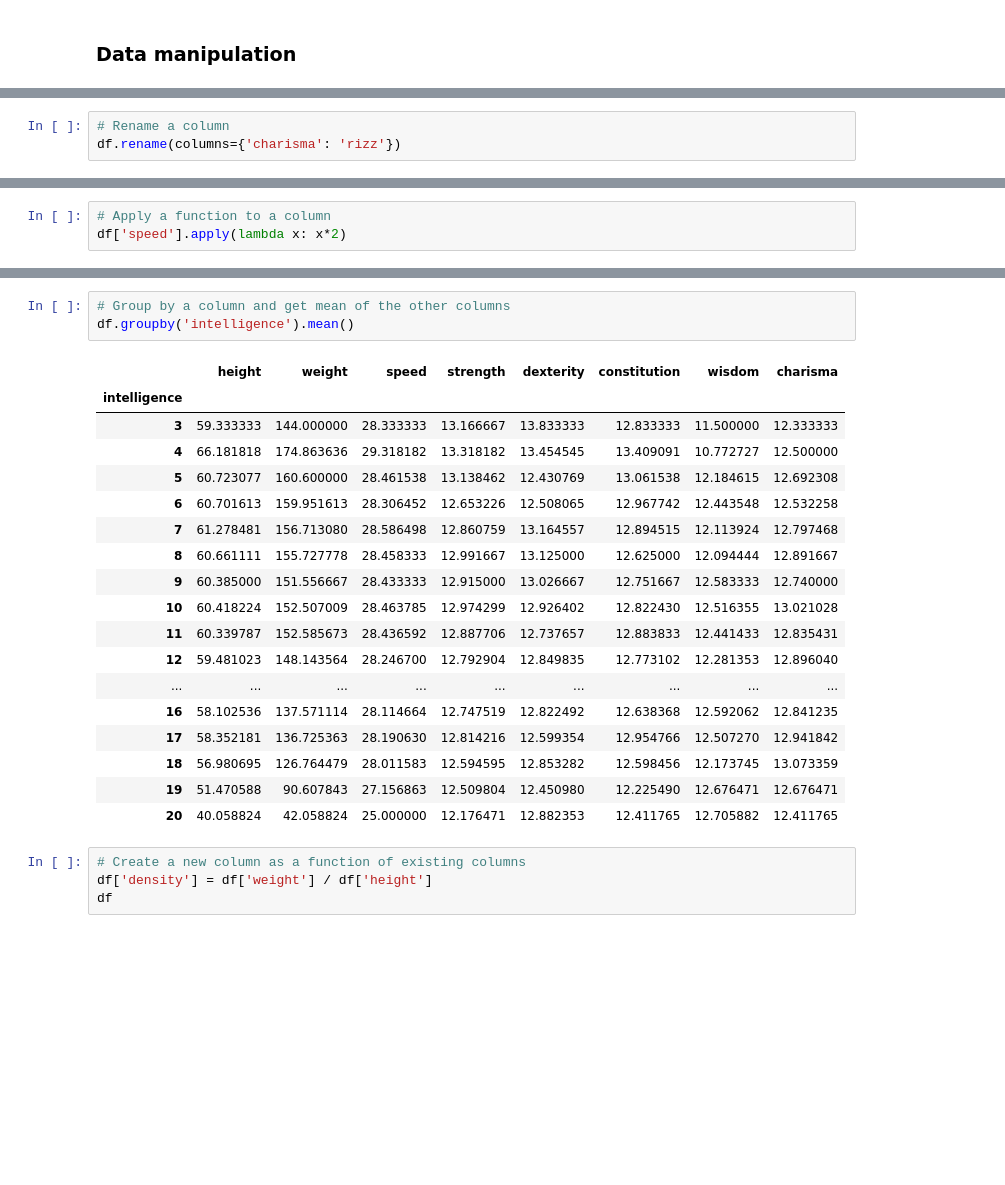
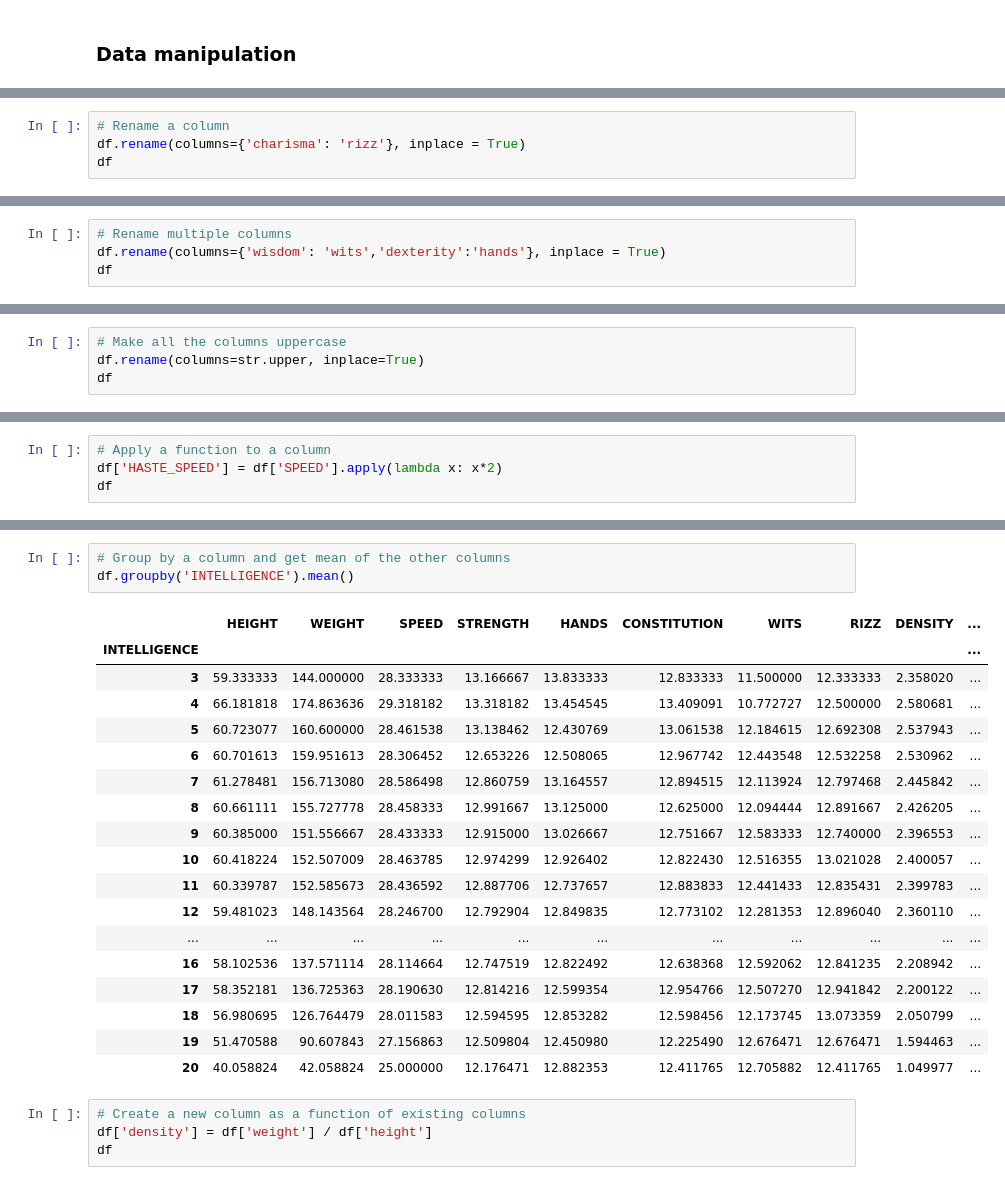
Before and after one commit to Basic-Wizard/Pandas_practice, a Jupyter notebook: basics_open_explore_save.ipynb, the cells around one changed output, grey strips where cells are left out. Saved outputs shown, nothing was run; the diff lists cells and outputs as text; blank space fills up the shorter version.

```diff
--- a/basics_open_explore_save.ipynb
+++ b/basics_open_explore_save.ipynb
@@ -280,4 +318,5 @@ Name: race, dtype: object
 # %%
 # Rename a column
-df.rename(columns={'charisma': 'rizz'})
+df.rename(columns={'charisma': 'rizz'}, inplace = True)
+df
 # %% [output]
@@ -296,0 +336,4 @@ df.rename(columns={'charisma': 'rizz'})
+# %%
+# Rename multiple columns
+df.rename(columns={'wisdom': 'wits','dexterity':'hands'}, inplace = True)
+df
@@ -296,0 +356,4 @@ df.rename(columns={'charisma': 'rizz'})
+# %%
+# Make all the columns uppercase
+df.rename(columns=str.upper, inplace=True)
+df
@@ -297,4 +374,5 @@ df.rename(columns={'charisma': 'rizz'})
 # %%
 # Apply a function to a column
-df['speed'].apply(lambda x: x*2)
+df['HASTE_SPEED'] = df['SPEED'].apply(lambda x: x*2)
+df
 # %% [output]
@@ -313,25 +392,25 @@ Name: speed, Length: 10000, dtype: int64
 # %%
 # Group by a column and get mean of the other columns
-df.groupby('intelligence').mean()
+df.groupby('INTELLIGENCE').mean()
 # %% [output]
-|  | height | weight | speed | strength | dexterity | constitution | wisdom | charisma |
-| intelligence |  |  |  |  |  |  |  |  |
-| 3 | 59.333333 | 144.000000 | 28.333333 | 13.166667 | 13.833333 | 12.833333 | 11.500000 | 12.333333 |
-| 4 | 66.181818 | 174.863636 | 29.318182 | 13.318182 | 13.454545 | 13.409091 | 10.772727 | 12.500000 |
-| 5 | 60.723077 | 160.600000 | 28.461538 | 13.138462 | 12.430769 | 13.061538 | 12.184615 | 12.692308 |
-| 6 | 60.701613 | 159.951613 | 28.306452 | 12.653226 | 12.508065 | 12.967742 | 12.443548 | 12.532258 |
-| 7 | 61.278481 | 156.713080 | 28.586498 | 12.860759 | 13.164557 | 12.894515 | 12.113924 | 12.797468 |
-| 8 | 60.661111 | 155.727778 | 28.458333 | 12.991667 | 13.125000 | 12.625000 | 12.094444 | 12.891667 |
-| 9 | 60.385000 | 151.556667 | 28.433333 | 12.915000 | 13.026667 | 12.751667 | 12.583333 | 12.740000 |
-| 10 | 60.418224 | 152.507009 | 28.463785 | 12.974299 | 12.926402 | 12.822430 | 12.516355 | 13.021028 |
-| 11 | 60.339787 | 152.585673 | 28.436592 | 12.887706 | 12.737657 | 12.883833 | 12.441433 | 12.835431 |
-| 12 | 59.481023 | 148.143564 | 28.246700 | 12.792904 | 12.849835 | 12.773102 | 12.281353 | 12.896040 |
-| ... | ... | ... | ... | ... | ... | ... | ... | ... |
-| 16 | 58.102536 | 137.571114 | 28.114664 | 12.747519 | 12.822492 | 12.638368 | 12.592062 | 12.841235 |
-| 17 | 58.352181 | 136.725363 | 28.190630 | 12.814216 | 12.599354 | 12.954766 | 12.507270 | 12.941842 |
-| 18 | 56.980695 | 126.764479 | 28.011583 | 12.594595 | 12.853282 | 12.598456 | 12.173745 | 13.073359 |
-| 19 | 51.470588 | 90.607843 | 27.156863 | 12.509804 | 12.450980 | 12.225490 | 12.676471 | 12.676471 |
-| 20 | 40.058824 | 42.058824 | 25.000000 | 12.176471 | 12.882353 | 12.411765 | 12.705882 | 12.411765 |
+|  | HEIGHT | WEIGHT | SPEED | STRENGTH | HANDS | CONSTITUTION | WITS | RIZZ | DENSITY | ... |
+| INTELLIGENCE |  |  |  |  |  |  |  |  |  | ... |
+| 3 | 59.333333 | 144.000000 | 28.333333 | 13.166667 | 13.833333 | 12.833333 | 11.500000 | 12.333333 | 2.358020 | ... |
+| 4 | 66.181818 | 174.863636 | 29.318182 | 13.318182 | 13.454545 | 13.409091 | 10.772727 | 12.500000 | 2.580681 | ... |
+| 5 | 60.723077 | 160.600000 | 28.461538 | 13.138462 | 12.430769 | 13.061538 | 12.184615 | 12.692308 | 2.537943 | ... |
+| 6 | 60.701613 | 159.951613 | 28.306452 | 12.653226 | 12.508065 | 12.967742 | 12.443548 | 12.532258 | 2.530962 | ... |
+| 7 | 61.278481 | 156.713080 | 28.586498 | 12.860759 | 13.164557 | 12.894515 | 12.113924 | 12.797468 | 2.445842 | ... |
+| 8 | 60.661111 | 155.727778 | 28.458333 | 12.991667 | 13.125000 | 12.625000 | 12.094444 | 12.891667 | 2.426205 | ... |
+| 9 | 60.385000 | 151.556667 | 28.433333 | 12.915000 | 13.026667 | 12.751667 | 12.583333 | 12.740000 | 2.396553 | ... |
+| 10 | 60.418224 | 152.507009 | 28.463785 | 12.974299 | 12.926402 | 12.822430 | 12.516355 | 13.021028 | 2.400057 | ... |
+| 11 | 60.339787 | 152.585673 | 28.436592 | 12.887706 | 12.737657 | 12.883833 | 12.441433 | 12.835431 | 2.399783 | ... |
+| 12 | 59.481023 | 148.143564 | 28.246700 | 12.792904 | 12.849835 | 12.773102 | 12.281353 | 12.896040 | 2.360110 | ... |
+| ... | ... | ... | ... | ... | ... | ... | ... | ... | ... | ... |
+| 16 | 58.102536 | 137.571114 | 28.114664 | 12.747519 | 12.822492 | 12.638368 | 12.592062 | 12.841235 | 2.208942 | ... |
+| 17 | 58.352181 | 136.725363 | 28.190630 | 12.814216 | 12.599354 | 12.954766 | 12.507270 | 12.941842 | 2.200122 | ... |
+| 18 | 56.980695 | 126.764479 | 28.011583 | 12.594595 | 12.853282 | 12.598456 | 12.173745 | 13.073359 | 2.050799 | ... |
+| 19 | 51.470588 | 90.607843 | 27.156863 | 12.509804 | 12.450980 | 12.225490 | 12.676471 | 12.676471 | 1.594463 | ... |
+| 20 | 40.058824 | 42.058824 | 25.000000 | 12.176471 | 12.882353 | 12.411765 | 12.705882 | 12.411765 | 1.049977 | ... |
 # %%
 # Create a new column as a function of existing columns
 df['density'] = df['weight'] / df['height']
```
Also changed, not shown: parts of 11 cells of this notebook.
